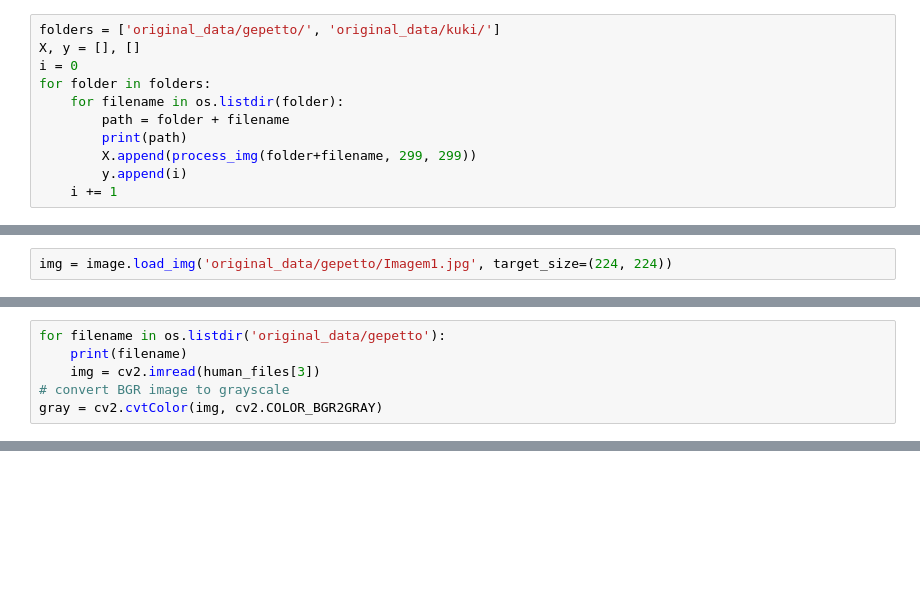
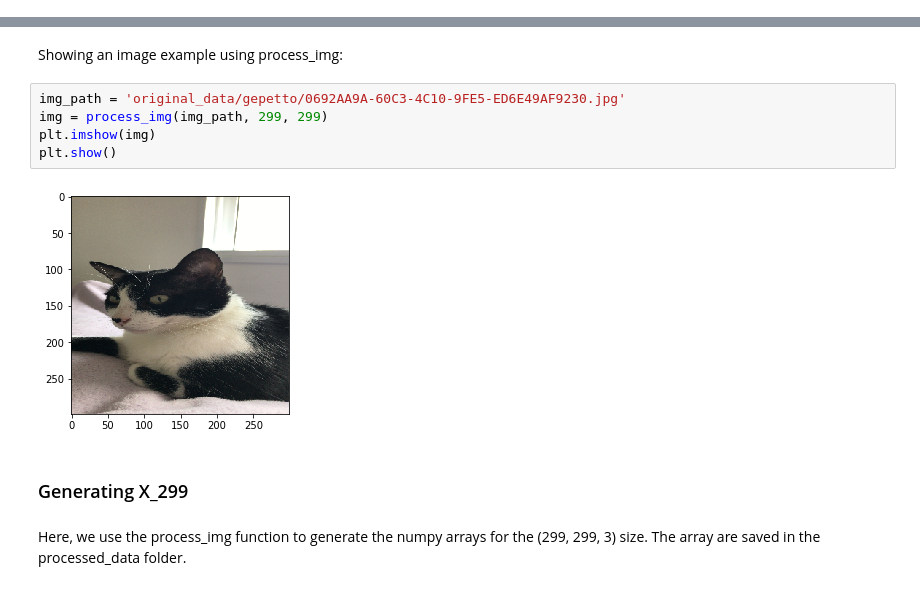
Before and after one commit to luiznonenmacher/cat-classification, a Jupyter notebook: Image Preprocessing.ipynb, the cells around one changed output, grey strips where cells are left out. Drawn from its saved outputs; the diff is of its cells as text; blank space fills up the shorter version.

```diff
--- a/Image Preprocessing.ipynb
+++ b/Image Preprocessing.ipynb
@@ -14,11 +0,0 @@ X, y = [], []
-# %%
-folders = ['original_data/gepetto/', 'original_data/kuki/']
-X, y = [], []
-i = 0
-for folder in folders:
-    for filename in os.listdir(folder):
-        path = folder + filename
-        print(path)
-        X.append(process_img(folder+filename, 299, 299))
-        y.append(i)
-    i += 1
@@ -55,2 +0,0 @@ Using TensorFlow backend.
-# %%
-img = image.load_img('original_data/gepetto/Imagem1.jpg', target_size=(224, 224))
@@ -89,6 +0,0 @@ import os
-# %%
-for filename in os.listdir('original_data/gepetto'):
-    print(filename)
-    img = cv2.imread(human_files[3])
-# convert BGR image to grayscale
-gray = cv2.cvtColor(img, cv2.COLOR_BGR2GRAY)
@@ -205,0 +25,13 @@ OSError: Unable to create file (unable to open file: name = 'saved_models/weight
+# %% [markdown]
+Showing an image example using process_img:
+# %%
+img_path = 'original_data/gepetto/0692AA9A-60C3-4C10-9FE5-ED6E49AF9230.jpg'
+img = process_img(img_path, 299, 299)
+plt.imshow(img)
+plt.show()
+# %% [output]
+[figure, added]
+# %% [markdown]
+### Generating X_299
+# %% [markdown]
+Here, we use the process_img function to generate the numpy arrays for the (299, 299, 3) size. The array are saved in the processed_data folder.
```
Also changed, not shown: parts of 31 cells of this notebook.
